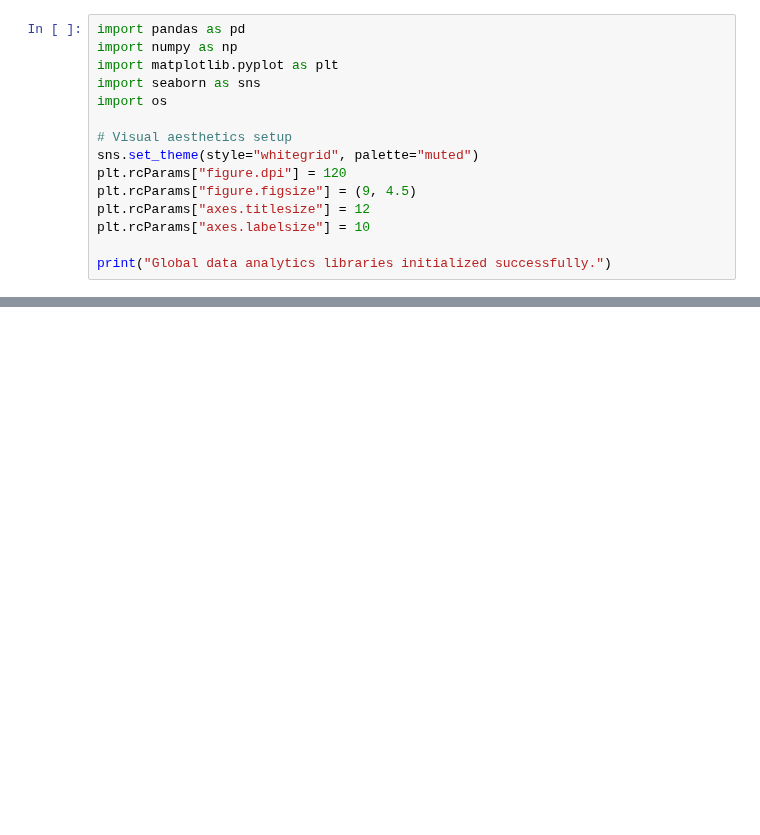
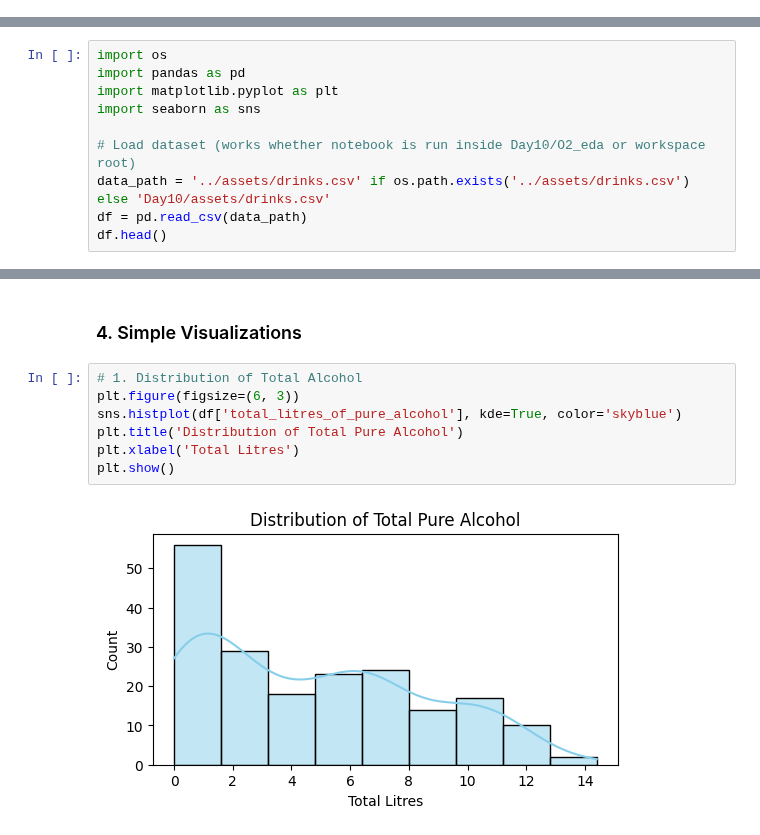
Before and after one commit to Abiads/CDAC-Data-Analytics, a Jupyter notebook: Day10/O2_eda/problem.ipynb, the cells around one changed output, grey strips where cells are left out. Drawn from its saved outputs; the diff is of its cells as text; blank space fills up the shorter version.

```diff
--- a/Day10/O2_eda/problem.ipynb
+++ b/Day10/O2_eda/problem.ipynb
@@ -32,15 +0,0 @@ Importing pandas, numpy, matplotlib, and seaborn with publication-ready styling.
-# %%
-import pandas as pd
-import numpy as np
-import matplotlib.pyplot as plt
-import seaborn as sns
-import os
-
-# Visual aesthetics setup
-sns.set_theme(style="whitegrid", palette="muted")
-plt.rcParams["figure.dpi"] = 120
-plt.rcParams["figure.figsize"] = (9, 4.5)
-plt.rcParams["axes.titlesize"] = 12
-plt.rcParams["axes.labelsize"] = 10
-
-print("Global data analytics libraries initialized successfully.")
@@ -277,0 +5,10 @@ plt.show()
+# %%
+import os
+import pandas as pd
+import matplotlib.pyplot as plt
+import seaborn as sns
+
+# Load dataset (works whether notebook is run inside Day10/O2_eda or workspace root)
+data_path = '../assets/drinks.csv' if os.path.exists('../assets/drinks.csv') else 'Day10/assets/drinks.csv'
+df = pd.read_csv(data_path)
+df.head()
@@ -277,0 +84,11 @@ plt.show()
+# %% [markdown]
+### 4. Simple Visualizations
+# %%
+# 1. Distribution of Total Alcohol
+plt.figure(figsize=(6, 3))
+sns.histplot(df['total_litres_of_pure_alcohol'], kde=True, color='skyblue')
+plt.title('Distribution of Total Pure Alcohol')
+plt.xlabel('Total Litres')
+plt.show()
+# %% [output]
+[figure, added]
```
Also changed, not shown: parts of 31 cells of this notebook.
